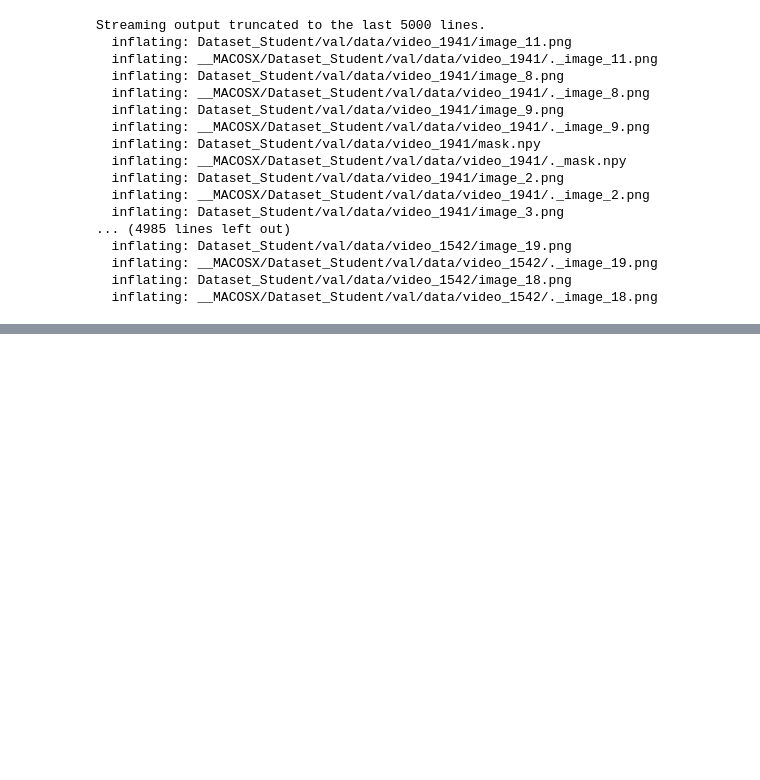
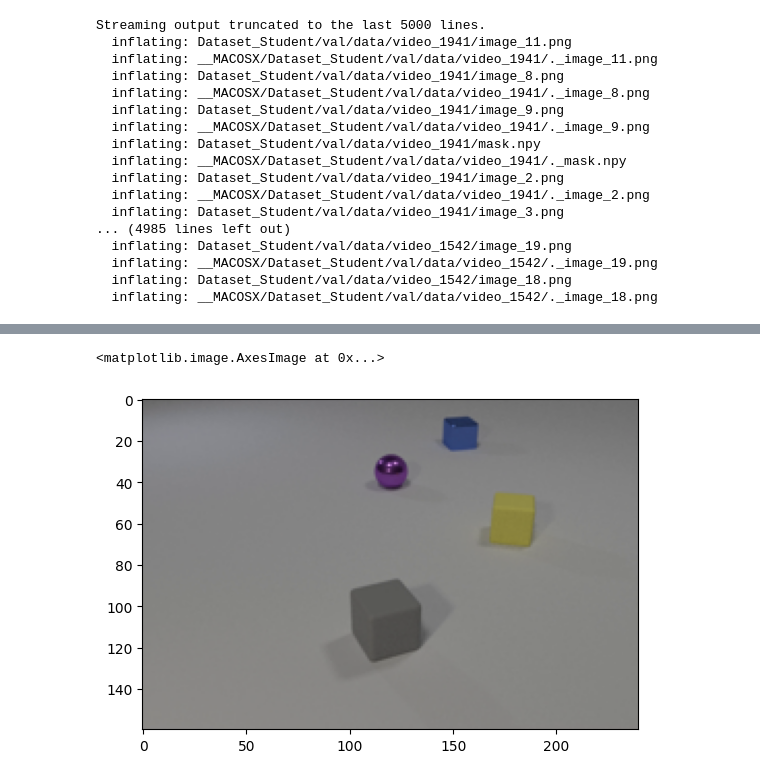
Before and after one commit to gbugli/DL_project_2023, a Jupyter notebook: UNet_masker.ipynb, the cells around one changed output, grey strips where cells are left out. Saved outputs shown, nothing was run; the diff lists cells and outputs as text; code cells hidden in the pictures; blank space fills up the shorter version.

```diff
--- a/UNet_masker.ipynb
+++ b/UNet_masker.ipynb
@@ -488,0 +474,17 @@ Unet_masker = UNet(                 # model input channels (1 for gray-scale ima
+# %%
+from torch.nn.modules.loss import CrossEntropyLoss
+
+class CEandDiceLoss(nn.Module):
+    def __init__(self, ce_class_weights, ce_weight=0.5, dice_weight=0.5):
+        super(CEandDiceLoss, self).__init__()
+        self.ce_weight = ce_weight
+        self.dice_weight = dice_weight
+        self.ce_loss = nn.CrossEntropyLoss()
+        self.dice_loss = smp.losses.DiceLoss(mode="multiclass")
+
+    def forward(self, pred, target):
+        ce_loss = self.ce_loss(pred, target)
+        dice_loss = self.dice_loss(pred, target)
+        combined_loss = self.ce_weight * ce_loss + self.dice_weight * dice_loss
+
+        return combined_loss
@@ -506,3 +1004,11 @@ scheduler = CosineAnnealingLR(optimizer, T_max=steps, eta_min=0.000001)
+# %%
+unrenormed = data[0,0]
+unrenormed = rearrange(unrenormed, 'c h w -> h w c')
+# %%
+plt.imshow(unrenormed)
+# %% [output]
+<matplotlib.image.AxesImage at 0x...>
+[figure, added]
 # %%
 from tqdm import tqdm
 from einops import rearrange
```
Also changed, not shown: parts of 30 cells of this notebook.
